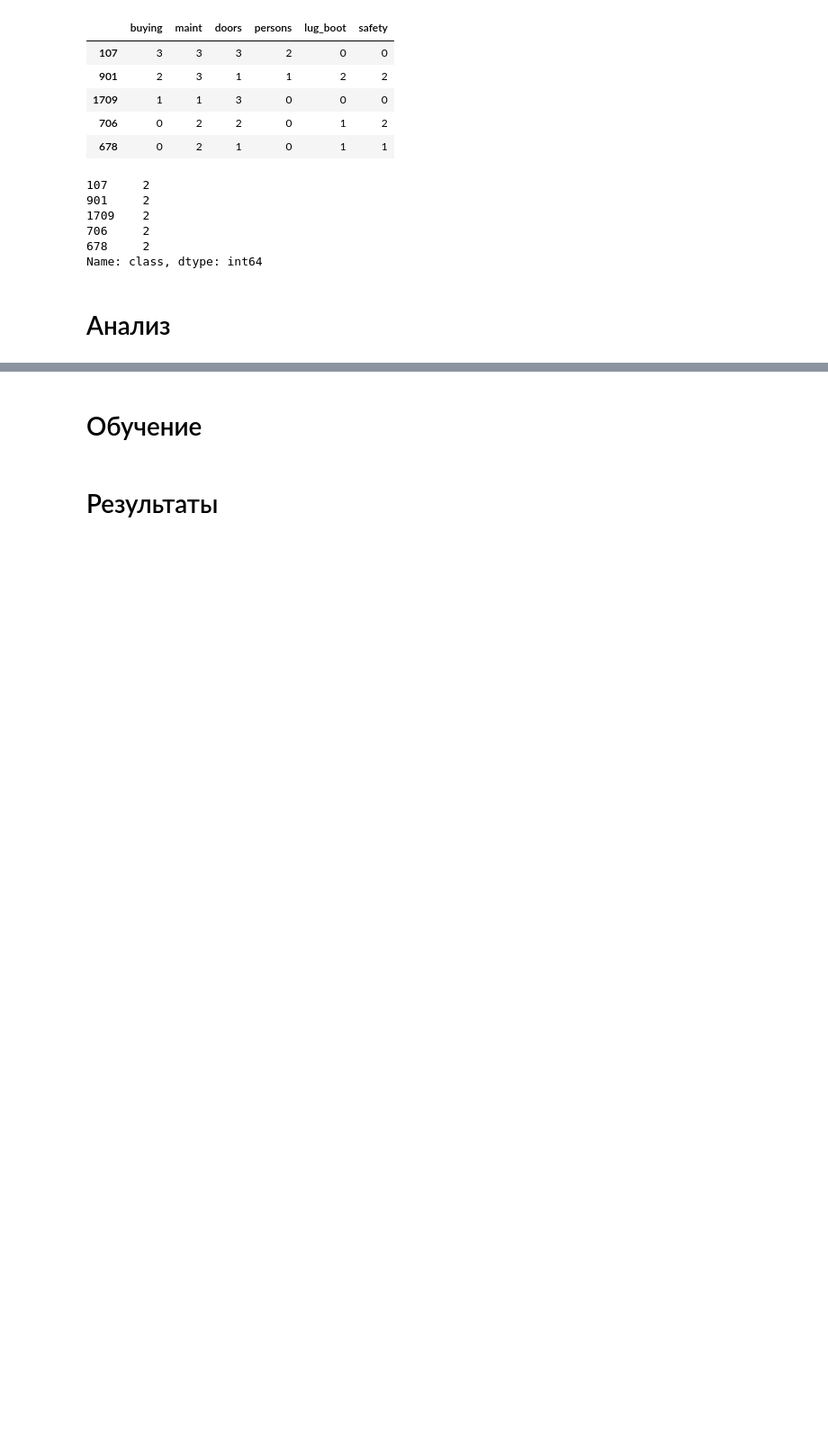
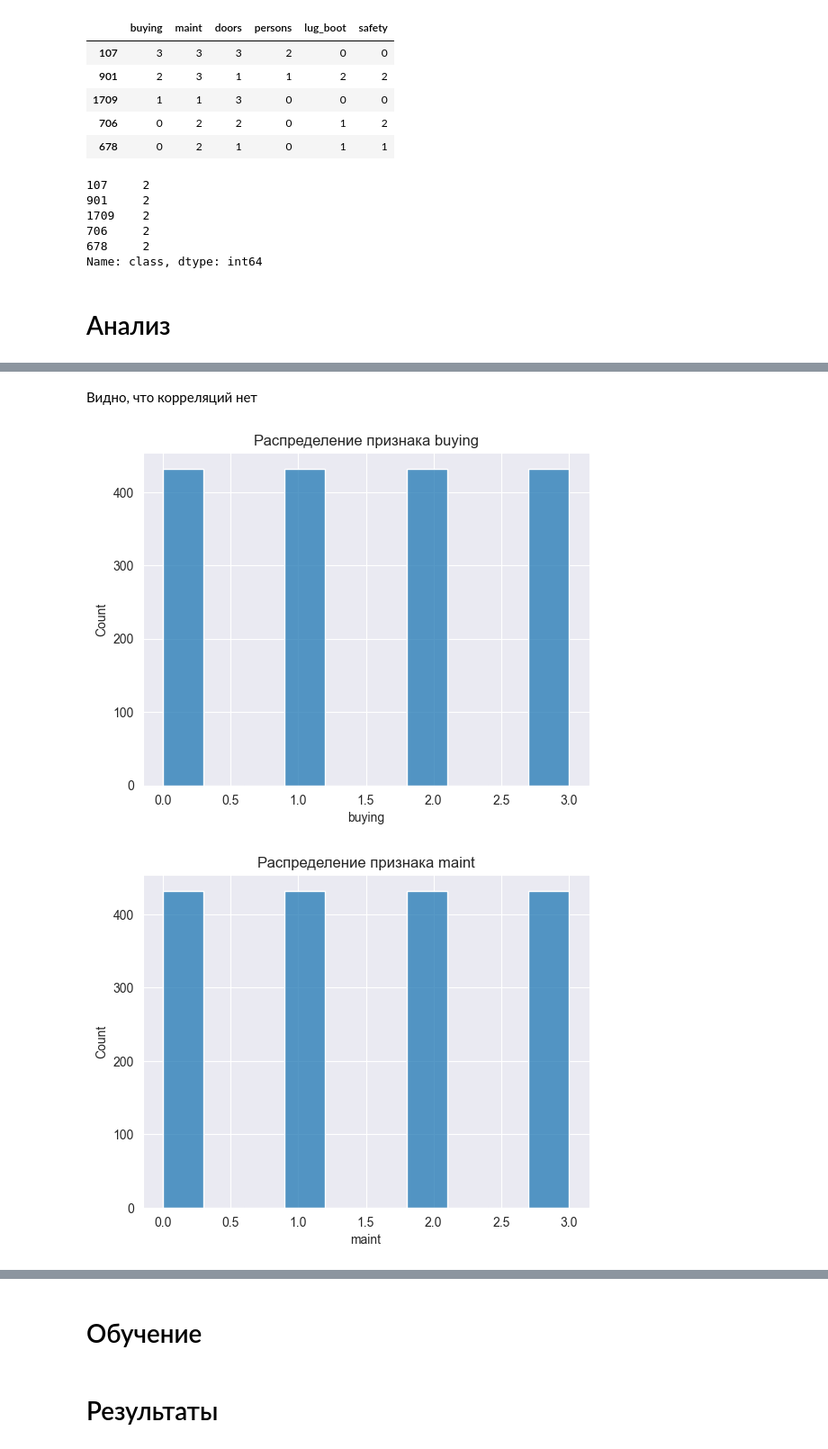
Before and after one commit to kudrmax/ml-hse-hw, a Jupyter notebook: hw1/solution.ipynb, the cells around one changed output, grey strips where cells are left out. Shown at 90% size. Drawn from its saved outputs; the diff is of its cells as text; code cells hidden in the pictures; blank space fills up the shorter version.

```diff
--- a/hw1/solution.ipynb
+++ b/hw1/solution.ipynb
@@ -92,2 +101,10 @@ Name: class, dtype: int64
+# %% [markdown]
+Видно, что корреляций нет
 # %%
-# ДОДЕЛАТЬ
+for column in data.columns[:-1]:
+    sns.histplot(data[column], bins=10)
+    plt.title(f"Распределение признака {column}")
+    plt.show()
+# %% [output]
+[figure, added]
+[figure, added]
```
Also changed, not shown: parts of 4 cells of this notebook.
